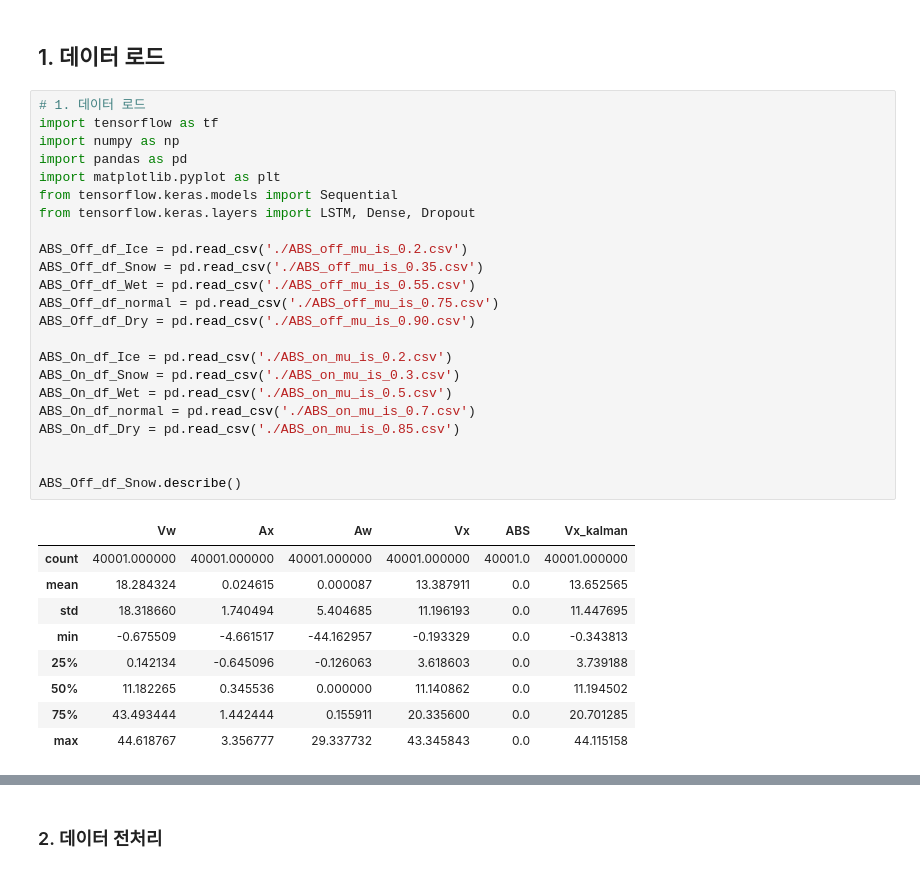
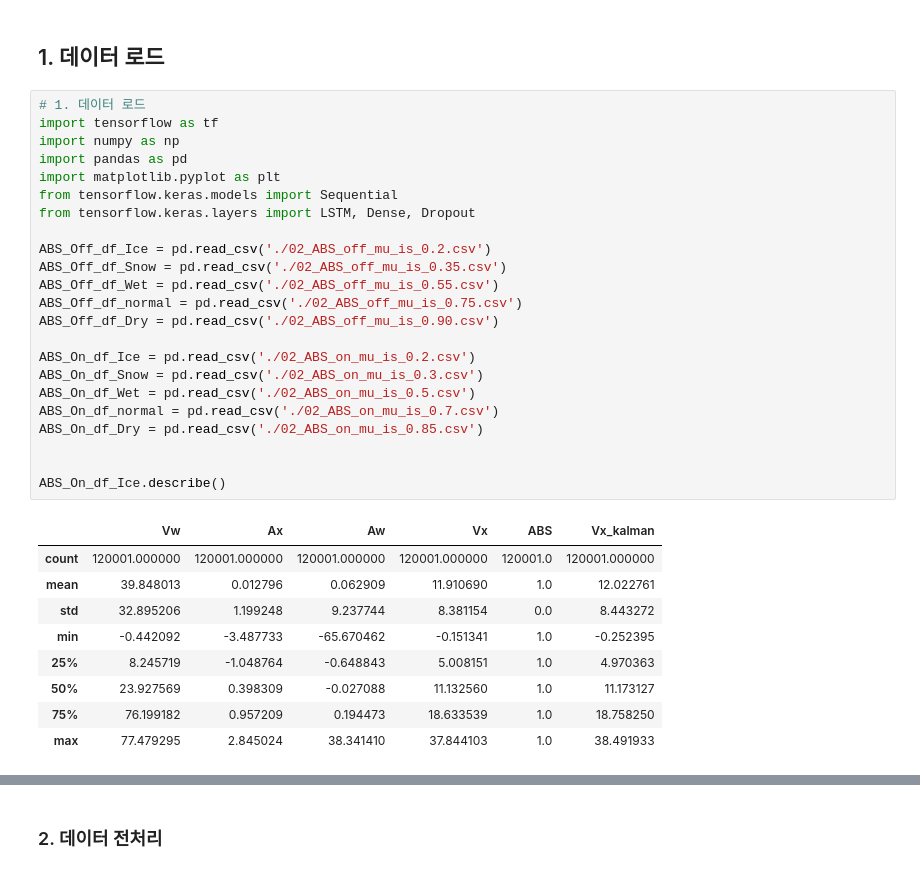
Before and after one commit to racoonjonny/Speed_Estimation_LSTM, a Jupyter notebook: Data_Generation_(speed_estimation).ipynb, the cells around one changed output, grey strips where cells are left out. Cells and saved outputs as stored; diff of their text form.

```diff
--- a/Data_Generation_(speed_estimation).ipynb
+++ b/Data_Generation_(speed_estimation).ipynb
@@ -15,36 +15,36 @@
 # %%
 # 1. 데이터 로드
 import tensorflow as tf
 import numpy as np
 import pandas as pd
 import matplotlib.pyplot as plt
 from tensorflow.keras.models import Sequential
 from tensorflow.keras.layers import LSTM, Dense, Dropout
 
-ABS_Off_df_Ice = pd.read_csv('./ABS_off_mu_is_0.2.csv')
-ABS_Off_df_Snow = pd.read_csv('./ABS_off_mu_is_0.35.csv')
-ABS_Off_df_Wet = pd.read_csv('./ABS_off_mu_is_0.55.csv')
-ABS_Off_df_normal = pd.read_csv('./ABS_off_mu_is_0.75.csv')
-ABS_Off_df_Dry = pd.read_csv('./ABS_off_mu_is_0.90.csv')
+ABS_Off_df_Ice = pd.read_csv('./02_ABS_off_mu_is_0.2.csv')
+ABS_Off_df_Snow = pd.read_csv('./02_ABS_off_mu_is_0.35.csv')
+ABS_Off_df_Wet = pd.read_csv('./02_ABS_off_mu_is_0.55.csv')
+ABS_Off_df_normal = pd.read_csv('./02_ABS_off_mu_is_0.75.csv')
+ABS_Off_df_Dry = pd.read_csv('./02_ABS_off_mu_is_0.90.csv')
 
-ABS_On_df_Ice = pd.read_csv('./ABS_on_mu_is_0.2.csv')
-ABS_On_df_Snow = pd.read_csv('./ABS_on_mu_is_0.3.csv')
-ABS_On_df_Wet = pd.read_csv('./ABS_on_mu_is_0.5.csv')
-ABS_On_df_normal = pd.read_csv('./ABS_on_mu_is_0.7.csv')
-ABS_On_df_Dry = pd.read_csv('./ABS_on_mu_is_0.85.csv')
+ABS_On_df_Ice = pd.read_csv('./02_ABS_on_mu_is_0.2.csv')
+ABS_On_df_Snow = pd.read_csv('./02_ABS_on_mu_is_0.3.csv')
+ABS_On_df_Wet = pd.read_csv('./02_ABS_on_mu_is_0.5.csv')
+ABS_On_df_normal = pd.read_csv('./02_ABS_on_mu_is_0.7.csv')
+ABS_On_df_Dry = pd.read_csv('./02_ABS_on_mu_is_0.85.csv')
 
 
-ABS_Off_df_Snow.describe()
+ABS_On_df_Ice.describe()
 # %% [output]
 |  | Vw | Ax | Aw | Vx | ABS | Vx_kalman |
-| count | 40001.000000 | 40001.000000 | 40001.000000 | 40001.000000 | 40001.0 | 40001.000000 |
-| mean | 18.284324 | 0.024615 | 0.000087 | 13.387911 | 0.0 | 13.652565 |
-| std | 18.318660 | 1.740494 | 5.404685 | 11.196193 | 0.0 | 11.447695 |
-| min | -0.675509 | -4.661517 | -44.162957 | -0.193329 | 0.0 | -0.343813 |
-| 25% | 0.142134 | -0.645096 | -0.126063 | 3.618603 | 0.0 | 3.739188 |
-| 50% | 11.182265 | 0.345536 | 0.000000 | 11.140862 | 0.0 | 11.194502 |
-| 75% | 43.493444 | 1.442444 | 0.155911 | 20.335600 | 0.0 | 20.701285 |
-| max | 44.618767 | 3.356777 | 29.337732 | 43.345843 | 0.0 | 44.115158 |
+| count | 120001.000000 | 120001.000000 | 120001.000000 | 120001.000000 | 120001.0 | 120001.000000 |
+| mean | 39.848013 | 0.012796 | 0.062909 | 11.910690 | 1.0 | 12.022761 |
+| std | 32.895206 | 1.199248 | 9.237744 | 8.381154 | 0.0 | 8.443272 |
+| min | -0.442092 | -3.487733 | -65.670462 | -0.151341 | 1.0 | -0.252395 |
+| 25% | 8.245719 | -1.048764 | -0.648843 | 5.008151 | 1.0 | 4.970363 |
+| 50% | 23.927569 | 0.398309 | -0.027088 | 11.132560 | 1.0 | 11.173127 |
+| 75% | 76.199182 | 0.957209 | 0.194473 | 18.633539 | 1.0 | 18.758250 |
+| max | 77.479295 | 2.845024 | 38.341410 | 37.844103 | 1.0 | 38.491933 |
 # %%
 # 1-2.훈련 데이터 분포 확인
 plt.figure(figsize = (15,25))
```
Also changed, not shown: parts of 9 cells of this notebook.
